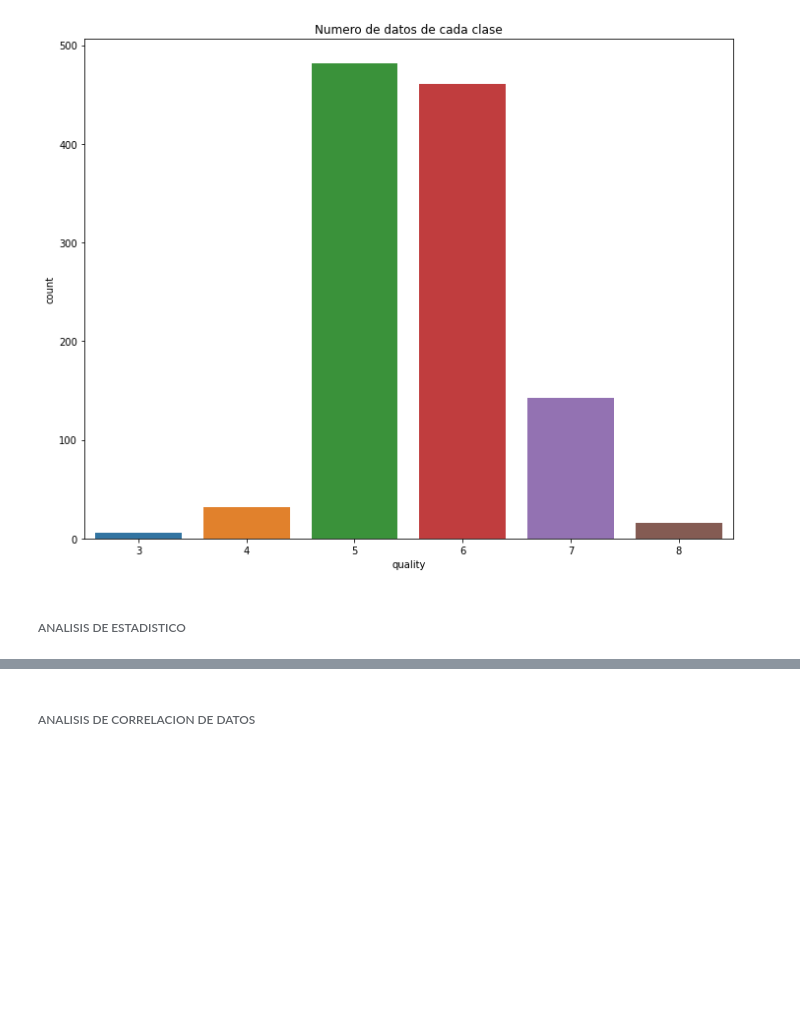
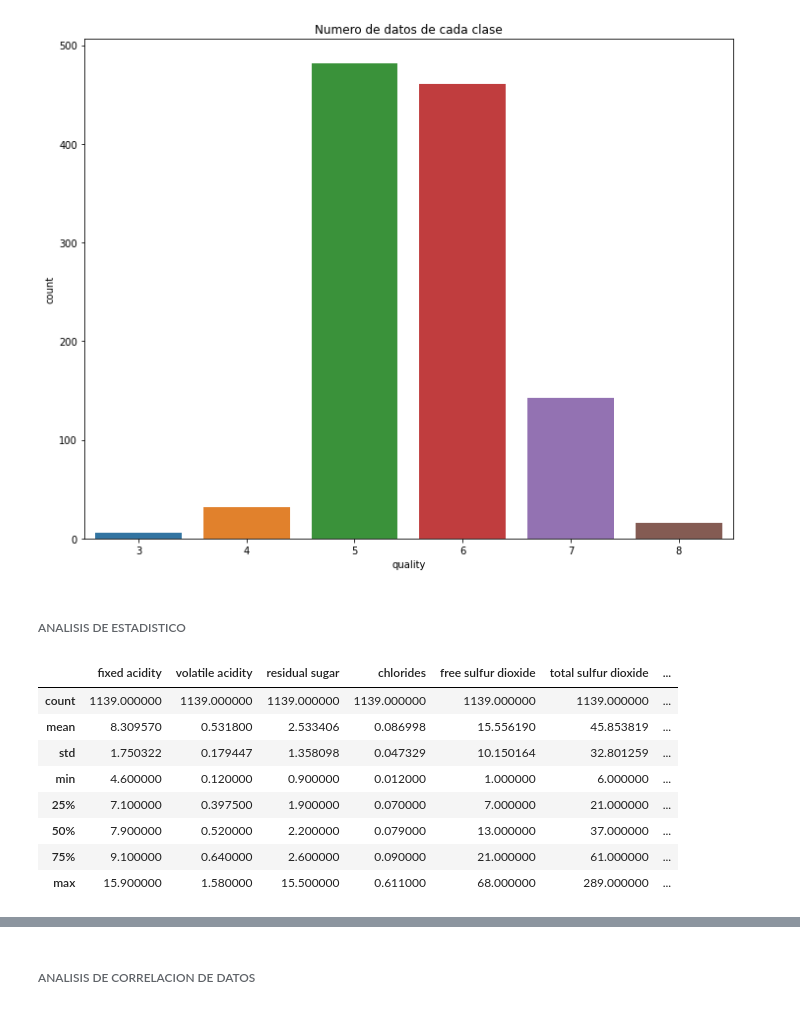
Before and after one commit to Sebas27061234/Python-Intemedio-Trabajo-2022, a Jupyter notebook: Proyecto_Nivel_Intermedio_G06.ipynb, the cells around one changed output, grey strips where cells are left out. Saved outputs shown, nothing was run; the diff lists cells and outputs as text; code cells hidden in the pictures; blank space fills up the shorter version.

```diff
--- a/Proyecto_Nivel_Intermedio_G06.ipynb
+++ b/Proyecto_Nivel_Intermedio_G06.ipynb
@@ -128,6 +128,20 @@ plt.show()
 [figure]
 # %% [markdown]
 ###### ANALISIS DE ESTADISTICO
+# %%
+## Algunos datos estadisticos primodiales.
+
+wine_df.describe()
+# %% [output]
+|  | fixed acidity | volatile acidity | residual sugar | chlorides | free sulfur dioxide | total sulfur dioxide | ... |
+| count | 1139.000000 | 1139.000000 | 1139.000000 | 1139.000000 | 1139.000000 | 1139.000000 | ... |
+| mean | 8.309570 | 0.531800 | 2.533406 | 0.086998 | 15.556190 | 45.853819 | ... |
+| std | 1.750322 | 0.179447 | 1.358098 | 0.047329 | 10.150164 | 32.801259 | ... |
+| min | 4.600000 | 0.120000 | 0.900000 | 0.012000 | 1.000000 | 6.000000 | ... |
+| 25% | 7.100000 | 0.397500 | 1.900000 | 0.070000 | 7.000000 | 21.000000 | ... |
+| 50% | 7.900000 | 0.520000 | 2.200000 | 0.079000 | 13.000000 | 37.000000 | ... |
+| 75% | 9.100000 | 0.640000 | 2.600000 | 0.090000 | 21.000000 | 61.000000 | ... |
+| max | 15.900000 | 1.580000 | 15.500000 | 0.611000 | 68.000000 | 289.000000 | ... |
 # %%
 w = wine_df.drop('quality', axis = 1)
 list_columnas = list(w.columns)
```
Also changed, not shown: parts of 9 cells of this notebook.
